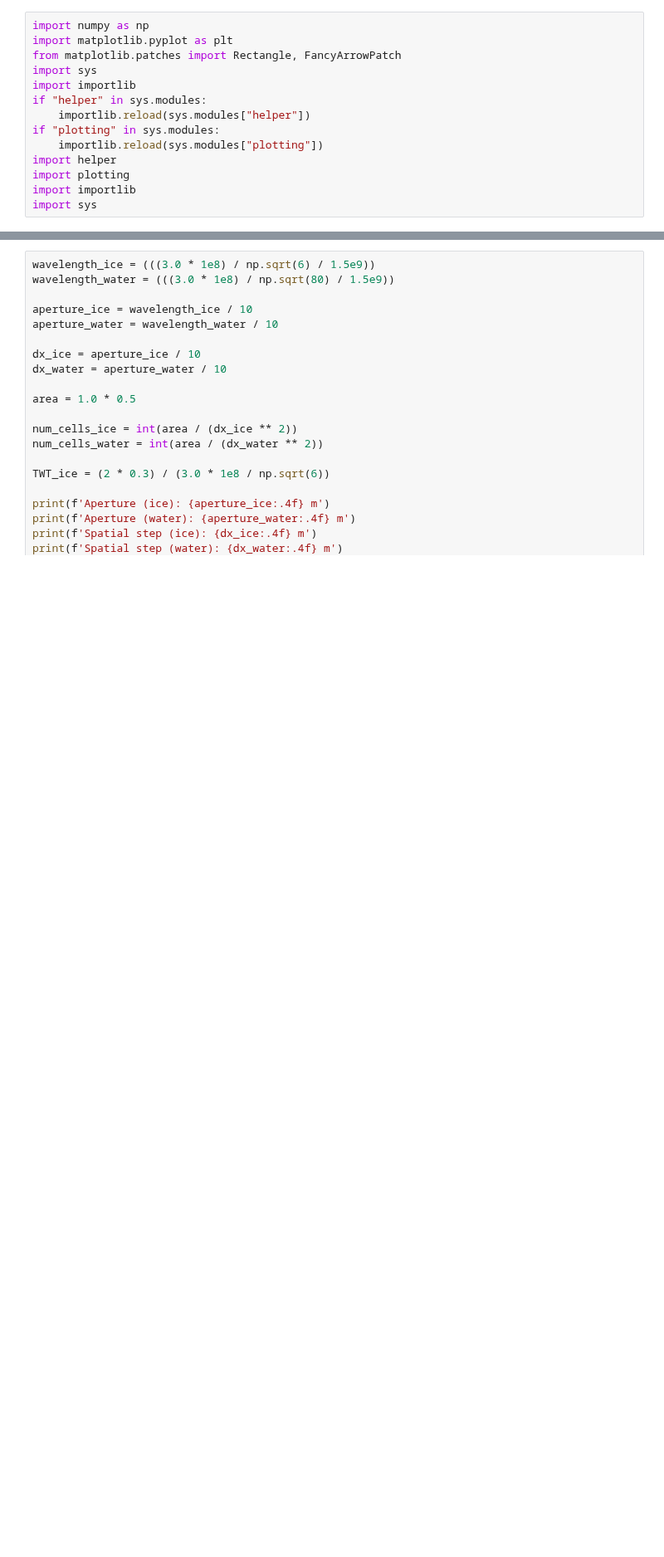
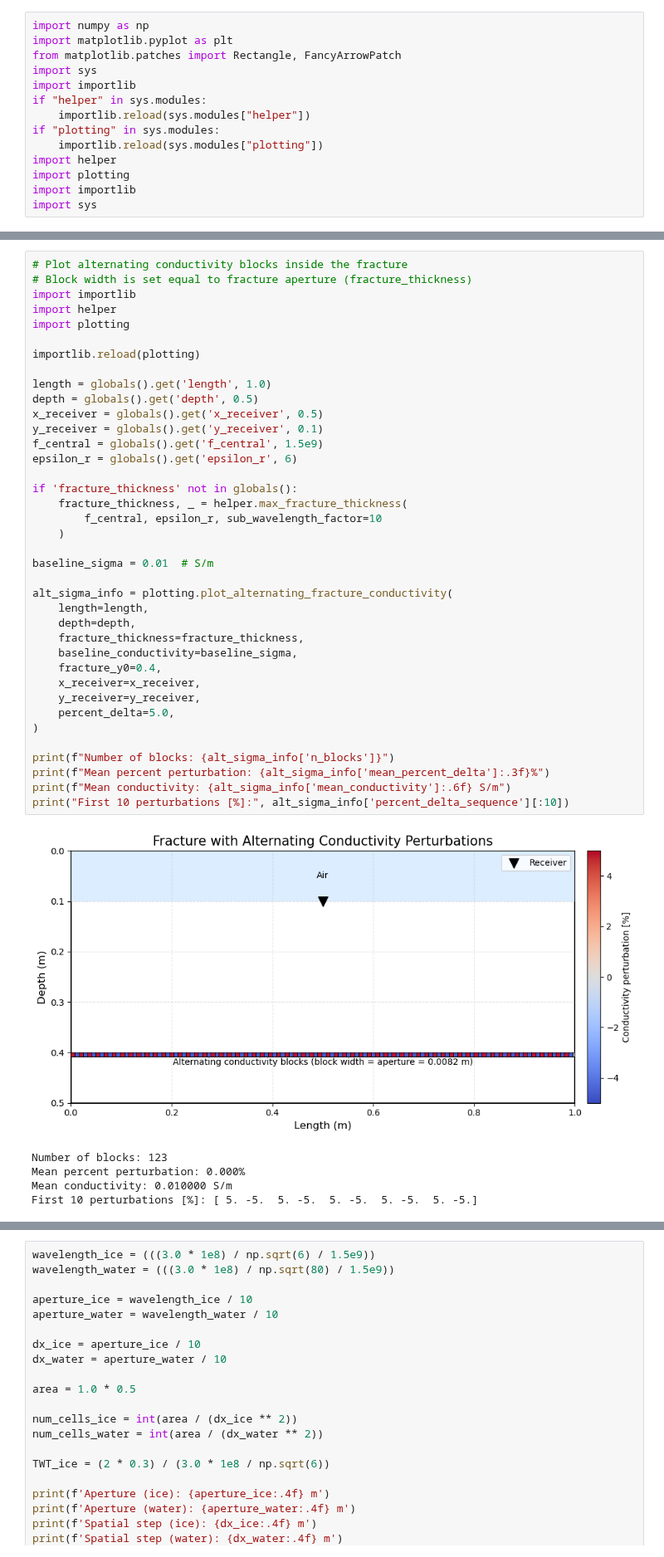
Before and after one commit to ConnervanK/Thesiss, a Jupyter notebook: True_and_Baseline_Models/Model_geometry.ipynb, the cells around one changed output, grey strips where cells are left out. Shown at 83% size. Drawn from its saved outputs; the diff is of its cells as text; blank space fills up the shorter version.

```diff
--- a/True_and_Baseline_Models/Model_geometry.ipynb
+++ b/True_and_Baseline_Models/Model_geometry.ipynb
@@ -29,0 +33,44 @@ plotting.plot_model_geometry(length, depth, f_central, epsilon_r, fracture_thick
+# %%
+# Plot alternating conductivity blocks inside the fracture
+# Block width is set equal to fracture aperture (fracture_thickness)
+import importlib
+import helper
+import plotting
+
+importlib.reload(plotting)
+
+length = globals().get('length', 1.0)
+depth = globals().get('depth', 0.5)
+x_receiver = globals().get('x_receiver', 0.5)
+y_receiver = globals().get('y_receiver', 0.1)
+f_central = globals().get('f_central', 1.5e9)
+epsilon_r = globals().get('epsilon_r', 6)
+
+if 'fracture_thickness' not in globals():
+    fracture_thickness, _ = helper.max_fracture_thickness(
+        f_central, epsilon_r, sub_wavelength_factor=10
+    )
+
+baseline_sigma = 0.01  # S/m
+
+alt_sigma_info = plotting.plot_alternating_fracture_conductivity(
+    length=length,
+    depth=depth,
+    fracture_thickness=fracture_thickness,
+    baseline_conductivity=baseline_sigma,
+    fracture_y0=0.4,
+    x_receiver=x_receiver,
+    y_receiver=y_receiver,
+    percent_delta=5.0,
+)
+
+print(f"Number of blocks: {alt_sigma_info['n_blocks']}")
+print(f"Mean percent perturbation: {alt_sigma_info['mean_percent_delta']:.3f}%")
+print(f"Mean conductivity: {alt_sigma_info['mean_conductivity']:.6f} S/m")
+print("First 10 perturbations [%]:", alt_sigma_info['percent_delta_sequence'][:10])
+# %% [output]
+[figure, added]
+Number of blocks: 123
+Mean percent perturbation: 0.000%
+Mean conductivity: 0.010000 S/m
+First 10 perturbations [%]: [ 5. -5.  5. -5.  5. -5.  5. -5.  5. -5.]
```
Also changed, not shown: parts of 6 cells of this notebook, 1 other file.
